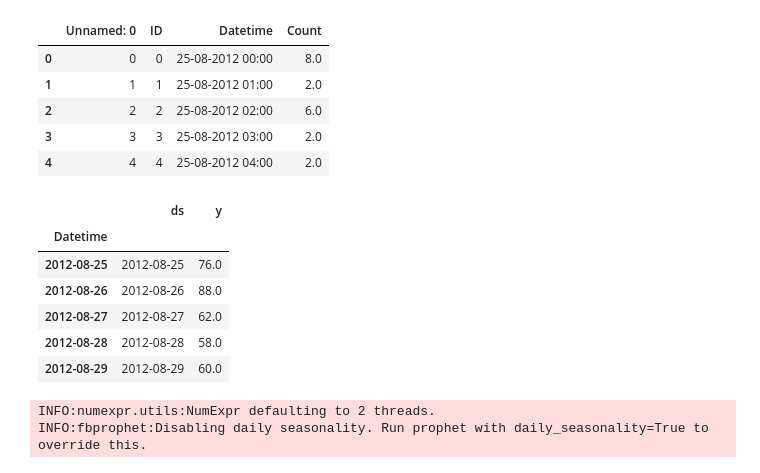
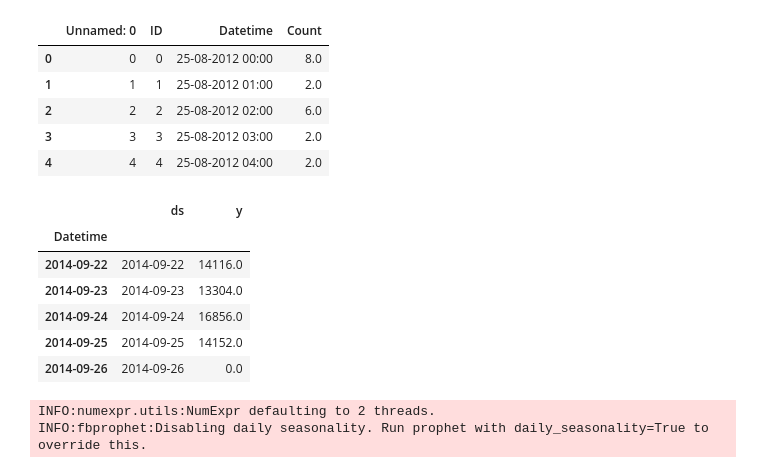
Before and after one commit to AlexYibeiOu/Advanced_Business_Intelligence, a Jupyter notebook: 8/Prophet_JetTrain/Prophet_JetTrain.ipynb, the cells around one changed output. Drawn from its saved outputs; the diff is of its cells as text; code cells hidden in the pictures.

```diff
--- a/8/Prophet_JetTrain/Prophet_JetTrain.ipynb
+++ b/8/Prophet_JetTrain/Prophet_JetTrain.ipynb
@@ -23,32 +29,32 @@ train.head()
 # %%
 train['Datetime'] = pd.to_datetime(train.Datetime, format='%d-%m-%Y %H:%M')
 train.head()
 
 train.index = train.Datetime
 train.head()
 
 train.drop(['ID','Datetime'], axis=1, inplace=True)
 train.head()
 
 train.drop(['Unnamed: 0'], axis=1, inplace=True)
 train.head()
 
 # resample
 daily_train = train.resample('D').sum()
 daily_train.head()
 
 daily_train['ds'] = daily_train.index
 daily_train['y'] = daily_train.Count
 daily_train.drop(['Count'], axis=1, inplace=True)
-daily_train.head()
+daily_train.tail()
 # %% [output]
 |  | ds | y |
 | Datetime |  |  |
-| 2012-08-25 | 2012-08-25 | 76.0 |
-| 2012-08-26 | 2012-08-26 | 88.0 |
-| 2012-08-27 | 2012-08-27 | 62.0 |
-| 2012-08-28 | 2012-08-28 | 58.0 |
-| 2012-08-29 | 2012-08-29 | 60.0 |
+| 2014-09-22 | 2014-09-22 | 14116.0 |
+| 2014-09-23 | 2014-09-23 | 13304.0 |
+| 2014-09-24 | 2014-09-24 | 16856.0 |
+| 2014-09-25 | 2014-09-25 | 14152.0 |
+| 2014-09-26 | 2014-09-26 | 0.0 |
 # %%
 from fbprophet import Prophet
 # %%
```
Also changed, not shown: parts of 3 cells of this notebook.
